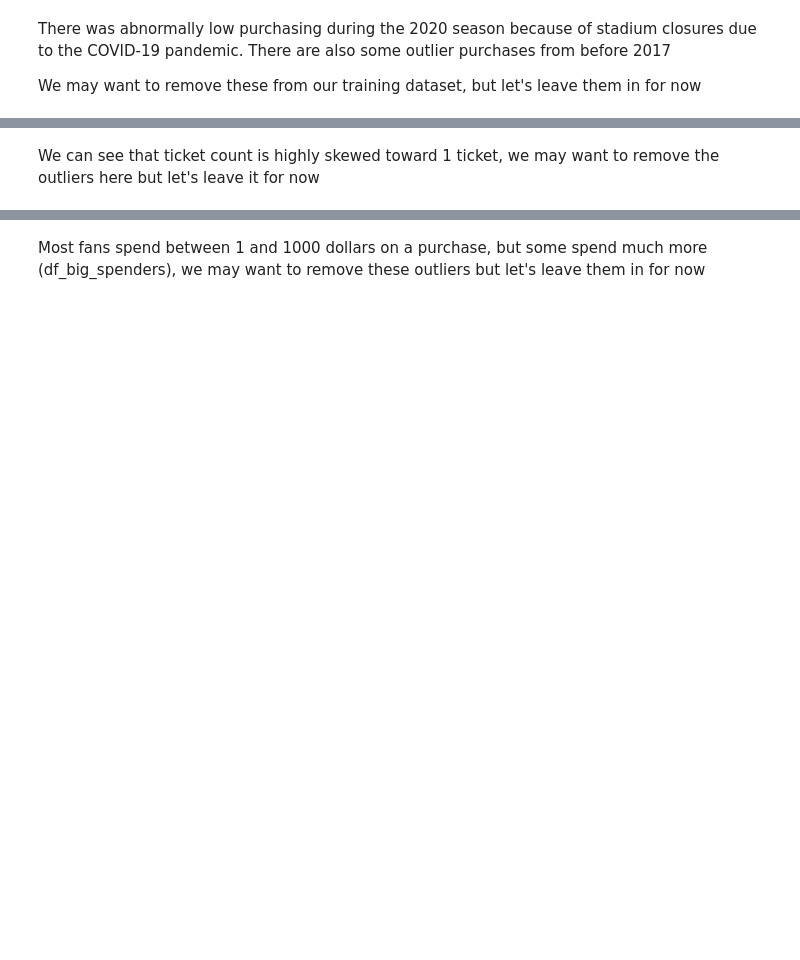
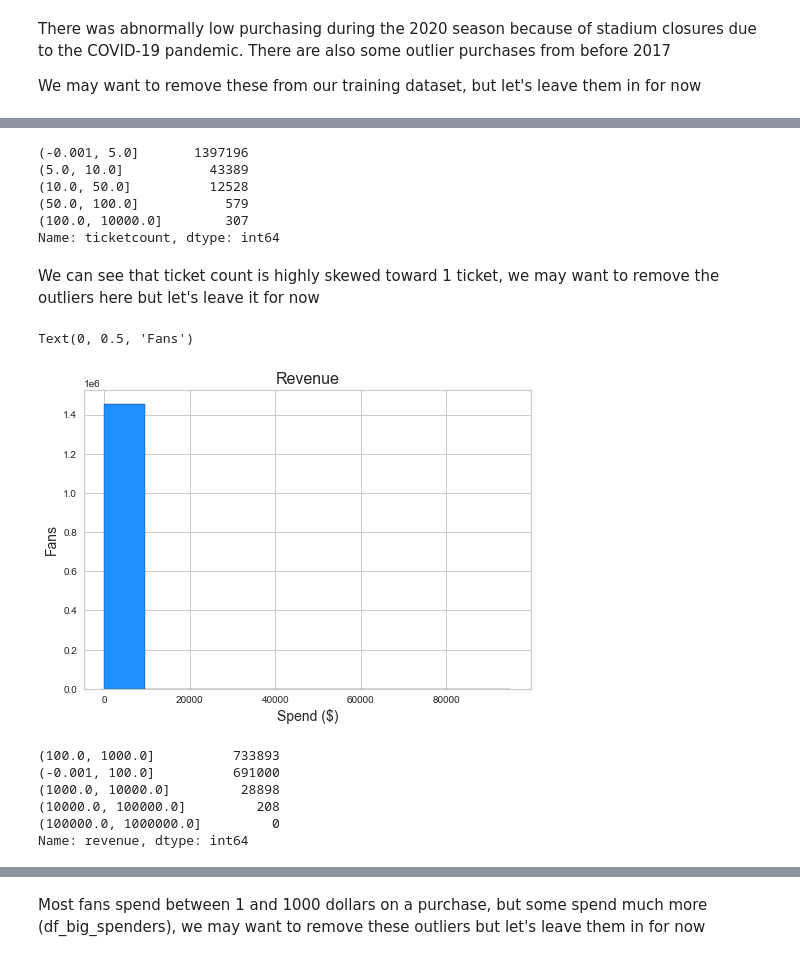
Before and after one commit to ryankazmerik/data-sci, a Jupyter notebook: notebooks/experiments/nba-trailblazers/customer-lifetime-value/Trail Blazers - Customer Lifetime Value (Regression).ipynb, the cells around one changed output, grey strips where cells are left out. Saved outputs shown, nothing was run; the diff lists cells and outputs as text; code cells hidden in the pictures; blank space fills up the shorter version.

```diff
--- a/notebooks/experiments/nba-trailblazers/customer-lifetime-value/Trail Blazers - Customer Lifetime Value (Regression).ipynb
+++ b/notebooks/experiments/nba-trailblazers/customer-lifetime-value/Trail Blazers - Customer Lifetime Value (Regression).ipynb
@@ -47,0 +55,6 @@ df.head()
+# %%
+df = df[df['isplanproduct'] == False]
+
+df.drop(columns=["isplanproduct"], inplace=True)
+
+df.info()
@@ -47,0 +78,3 @@ df.head()
+# %%
+df = df[df["seasonyear"] >= 2018]
+df.shape
@@ -47,0 +108,5 @@ df.head()
+# %%
+df = df[df["subproductname"].isin(["Individual", "Comp", "Suite", "Group", "Deposit"])]
+df.reset_index(drop=True, inplace=True)
+
+df["subproductname"].value_counts()
@@ -100,14 +211,31 @@ plt.ylabel("Fans", fontsize=14)
 # %%
 df['ticketcount'].value_counts(bins=[0, 5, 10, 50, 100, 10000])
+# %% [output]
+(-0.001, 5.0]       1397196
+(5.0, 10.0]           43389
+(10.0, 50.0]          12528
+(50.0, 100.0]           579
+(100.0, 10000.0]        307
+Name: ticketcount, dtype: int64
 # %% [markdown]
 We can see that ticket count is highly skewed toward 1 ticket, we may want to remove the outliers here but let's leave it for now
 # %%
-plt.hist(df["revenue"], bins=20, color='dodgerblue', edgecolor='black')
+plt.hist(df["revenue"], color='dodgerblue', edgecolor='black')
 plt.title("Revenue", fontsize=16)
 plt.xlabel("Spend ($)", fontsize=14)
 plt.ylabel("Fans", fontsize=14)
+# %% [output]
+Text(0, 0.5, 'Fans')
+[figure, added]
 # %%
 df.revenue.value_counts(bins=[0, 100, 1000, 10000, 100000, 1000000])
+# %% [output]
+(100.0, 1000.0]          733893
+(-0.001, 100.0]          691000
+(1000.0, 10000.0]         28898
+(10000.0, 100000.0]         208
+(100000.0, 1000000.0]         0
+Name: revenue, dtype: int64
 # %%
 df_big_spenders = df[df['revenue'] > 10000]
 df_big_spenders.head()
```
Also changed, not shown: parts of 32 cells of this notebook, 1 other file.
